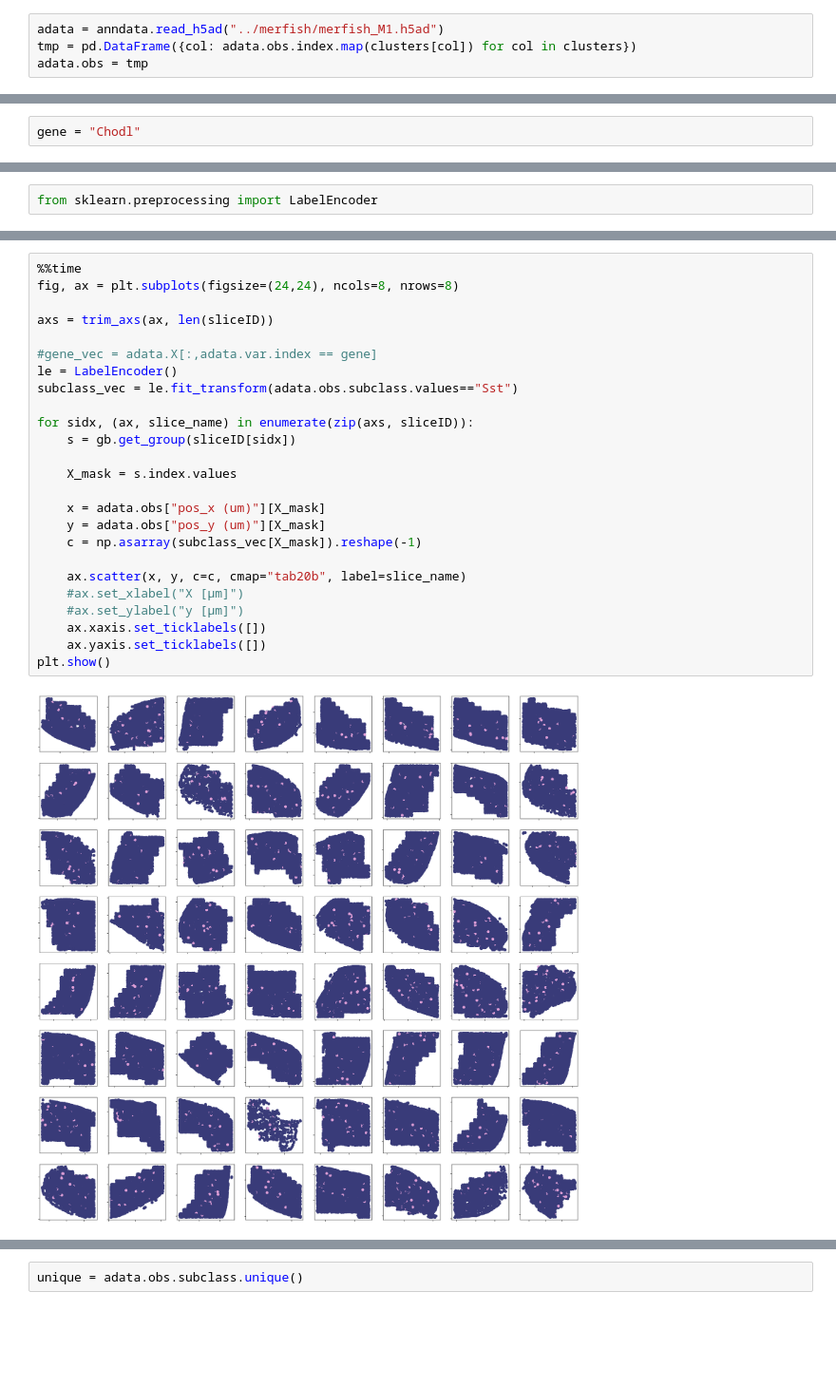
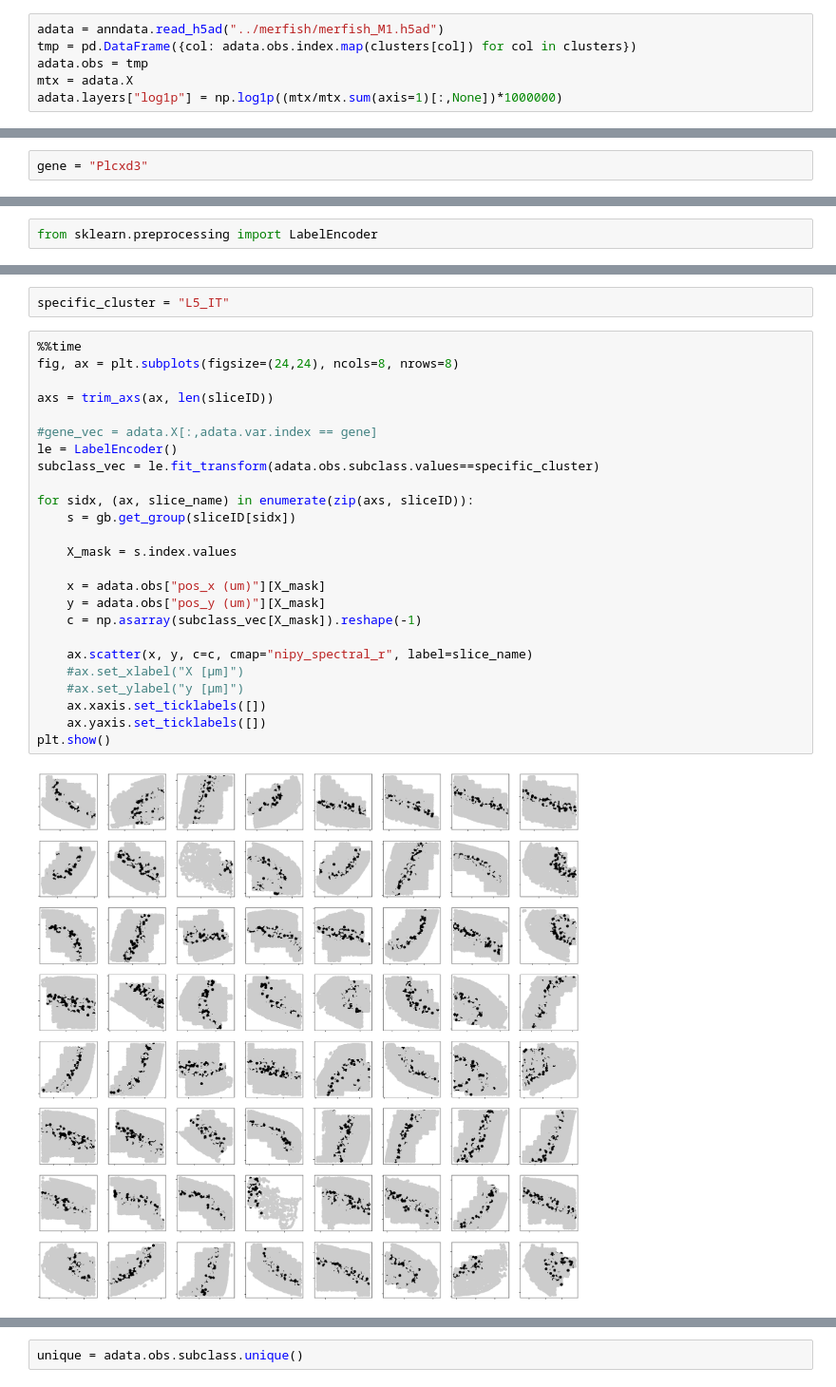
Before and after one commit to pachterlab/BYVSTZP_2020, a Jupyter notebook: analysis/merfish.ipynb, the cells around one changed output, grey strips where cells are left out. Shown at 95% size. Drawn from its saved outputs; the diff is of its cells as text; blank space fills up the shorter version.

Commit message:
Added more analysis and plots

```diff
--- a/analysis/merfish.ipynb
+++ b/analysis/merfish.ipynb
@@ -38,6 +38,8 @@ del clusters["Unnamed: 0"]
 adata = anndata.read_h5ad("../merfish/merfish_M1.h5ad")
 tmp = pd.DataFrame({col: adata.obs.index.map(clusters[col]) for col in clusters})
 adata.obs = tmp
+mtx = adata.X
+adata.layers["log1p"] = np.log1p((mtx/mtx.sum(axis=1)[:,None])*1000000)
 # %%
 adata.obs
 # %% [output]
@@ -113,7 +115,7 @@ np.intersect1d(top, adata.var.index.values)
 # %% [output]
 array(['Adamts2', 'Chodl', 'Plcxd3', 'Vip'], dtype=object)
 # %%
-gene = "Chodl"
+gene = "Plcxd3"
 # %%
 def trim_axs(axs, N):
     """little helper to massage the axs list to have correct length..."""
@@ -171,30 +173,32 @@ Sncg                  477
 Sst_Chodl             232
 Ependymal              32
 Name: subclass, dtype: int64
+# %%
+specific_cluster = "L5_IT"
 # %%
 %%time
 fig, ax = plt.subplots(figsize=(24,24), ncols=8, nrows=8)
 
 axs = trim_axs(ax, len(sliceID))
 
 #gene_vec = adata.X[:,adata.var.index == gene]
 le = LabelEncoder()
-subclass_vec = le.fit_transform(adata.obs.subclass.values=="Sst")
+subclass_vec = le.fit_transform(adata.obs.subclass.values==specific_cluster)
 
 for sidx, (ax, slice_name) in enumerate(zip(axs, sliceID)):
     s = gb.get_group(sliceID[sidx])
 
     X_mask = s.index.values
 
     x = adata.obs["pos_x (um)"][X_mask]
     y = adata.obs["pos_y (um)"][X_mask]
     c = np.asarray(subclass_vec[X_mask]).reshape(-1)
 
-    ax.scatter(x, y, c=c, cmap="tab20b", label=slice_name)
+    ax.scatter(x, y, c=c, cmap="nipy_spectral_r", label=slice_name)
     #ax.set_xlabel("X [µm]")
     #ax.set_ylabel("y [µm]")
     ax.xaxis.set_ticklabels([])
     ax.yaxis.set_ticklabels([])
 plt.show()
 # %% [output]
-[figure, old version]
+[figure, new version]
```
Also changed, not shown: parts of 14 cells of this notebook, 3 other files.
